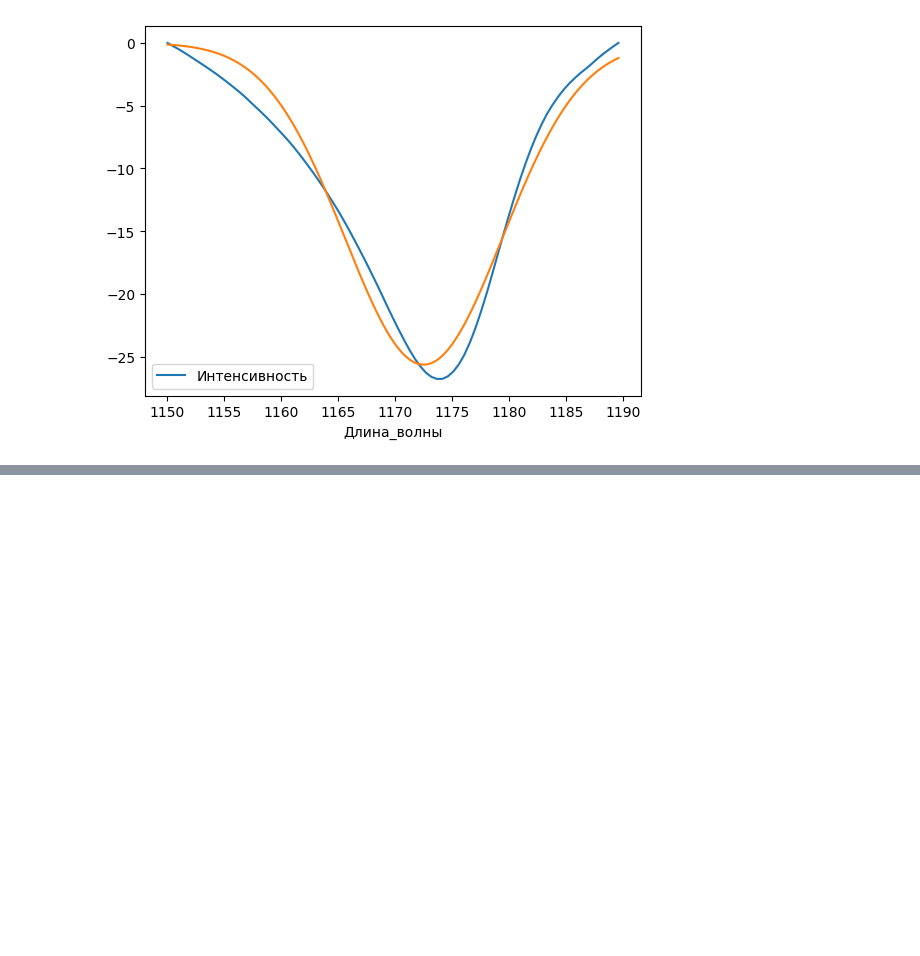
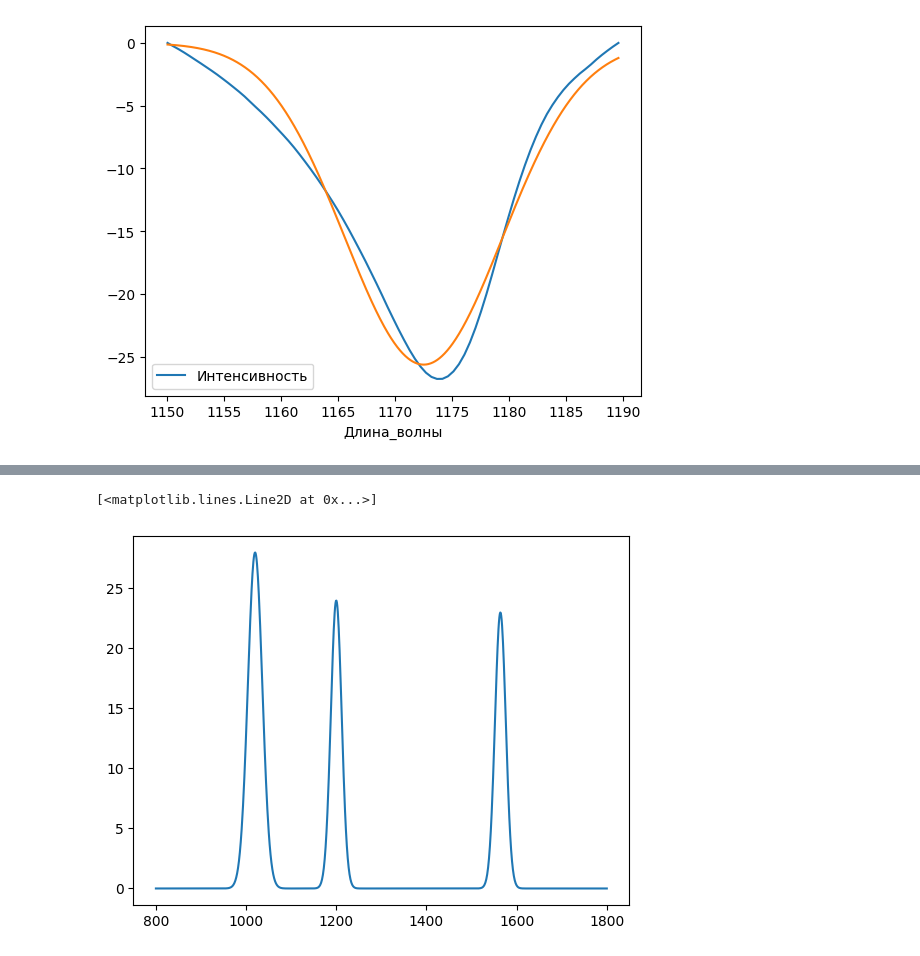
Before and after one commit to kdavjd/infrared_spectrum_app, a Jupyter notebook: uter.ipynb, the cells around one changed output, grey strips where cells are left out. Saved outputs shown, nothing was run; the diff lists cells and outputs as text; code cells hidden in the pictures; blank space fills up the shorter version.

```diff
--- a/uter.ipynb
+++ b/uter.ipynb
@@ -87,0 +103,5 @@ dict_keys(['height', 'center', 'width'])
+# %%
+plt.plot(x_data, gaussian_params.apply(lambda x: gaussian(x_data, *x), axis=1).sum())
+# %% [output]
+[<matplotlib.lines.Line2D at 0x...>]
+[figure, added]
```
Also changed, not shown: parts of 2 cells of this notebook, 1 other file.
